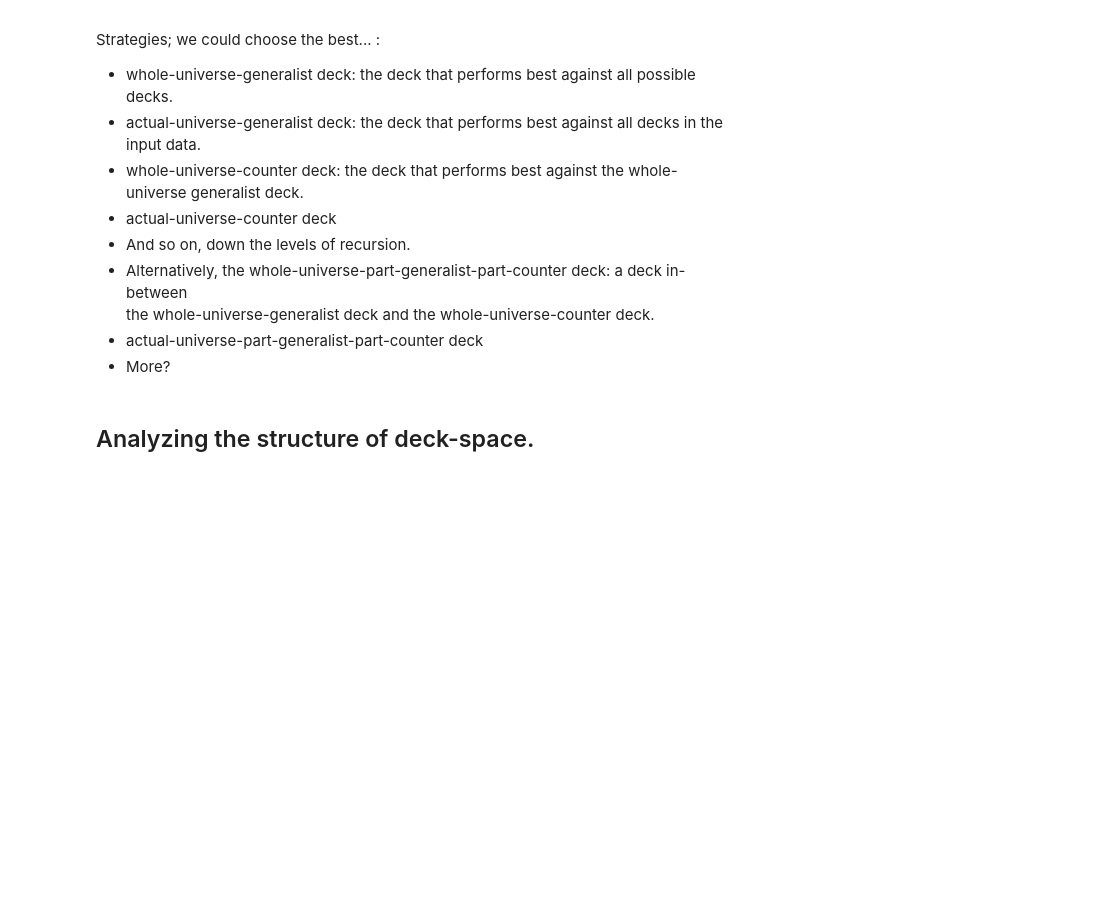
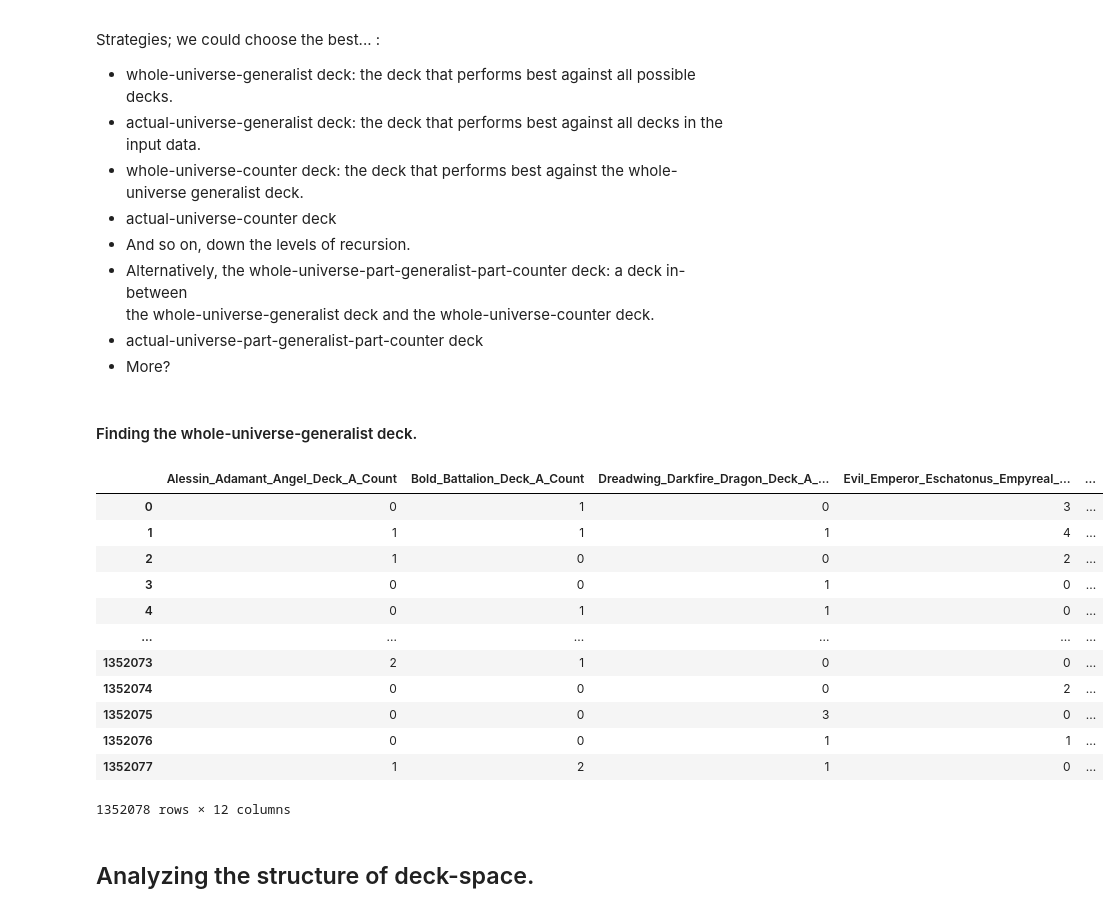
Before and after one commit to allswellthatsmaxwell/lesswrong_games, a Jupyter notebook: py/mtg.ipynb, the cells around one changed output. Cells and saved outputs as stored; diff of their text form; code cells hidden in the pictures; blank space fills up the shorter version.

```diff
--- a/py/mtg.ipynb
+++ b/py/mtg.ipynb
@@ -65,7 +65,7 @@ mtg.CalibrationAnalyzer(y, pred).plot
 rival_deck = mtg.RivalDeck(past_games).deck
 # %%
 possibles = mtg.PossibleDecks(past_games)
-decks = possibles.generate_decks()
+decks = possibles.get_decks()
 # %%
 deck_defeater = mtg.DeckDefeater(model, decks, rival_deck)
 assert (deck_defeater.possible_games.columns == past_games.dsets.sets['trn']['X'].columns).all()
@@ -120,6 +120,24 @@ the whole-universe-generalist deck
 and the whole-universe-counter deck.
 * actual-universe-part-generalist-part-counter deck
 * More?
+# %% [markdown]
+#### Finding the whole-universe-generalist deck.
+# %%
+decks
+# %% [output]
+|  | Alessin_Adamant_Angel_Deck_A_Count | Bold_Battalion_Deck_A_Count | Dreadwing_Darkfire_Dragon_Deck_A_... | Evil_Emperor_Eschatonus_Empyreal_... | ... |
+| 0 | 0 | 1 | 0 | 3 | ... |
+| 1 | 1 | 1 | 1 | 4 | ... |
+| 2 | 1 | 0 | 0 | 2 | ... |
+| 3 | 0 | 0 | 1 | 0 | ... |
+| 4 | 0 | 1 | 1 | 0 | ... |
+| ... | ... | ... | ... | ... | ... |
+| 1352073 | 2 | 1 | 0 | 0 | ... |
+| 1352074 | 0 | 0 | 0 | 2 | ... |
+| 1352075 | 0 | 0 | 3 | 0 | ... |
+| 1352076 | 0 | 0 | 1 | 1 | ... |
+| 1352077 | 1 | 2 | 1 | 0 | ... |
+1352078 rows × 12 columns
 # %% [markdown]
 ## Analyzing the structure of deck-space.
 # %% [markdown]
```
Also changed, not shown: 2 other files.
